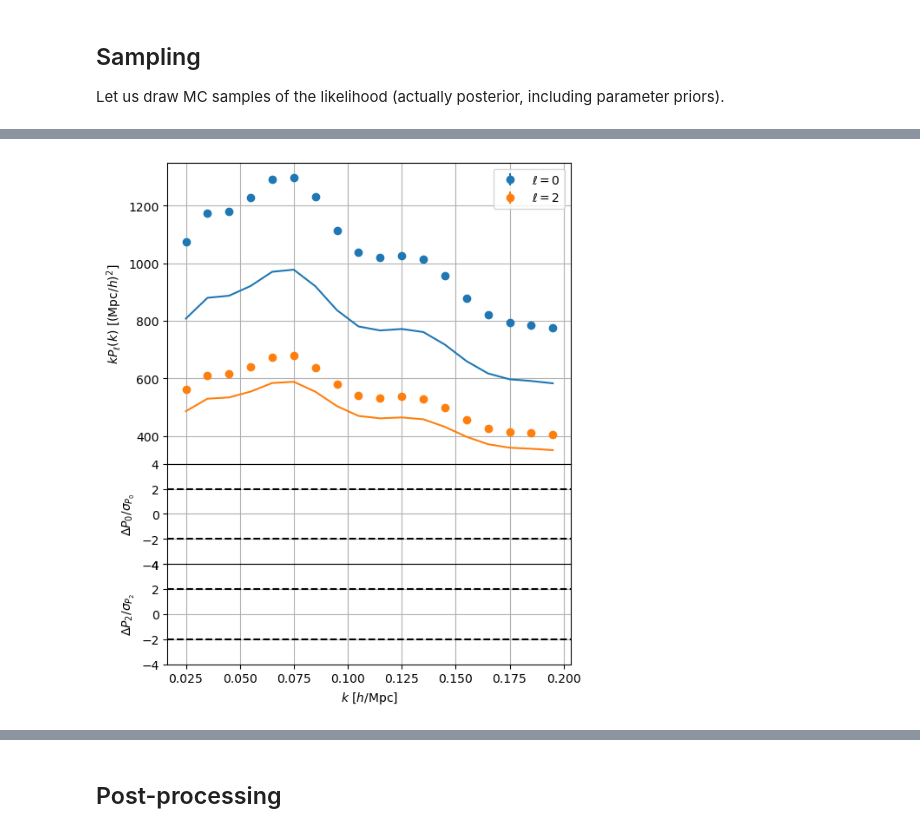
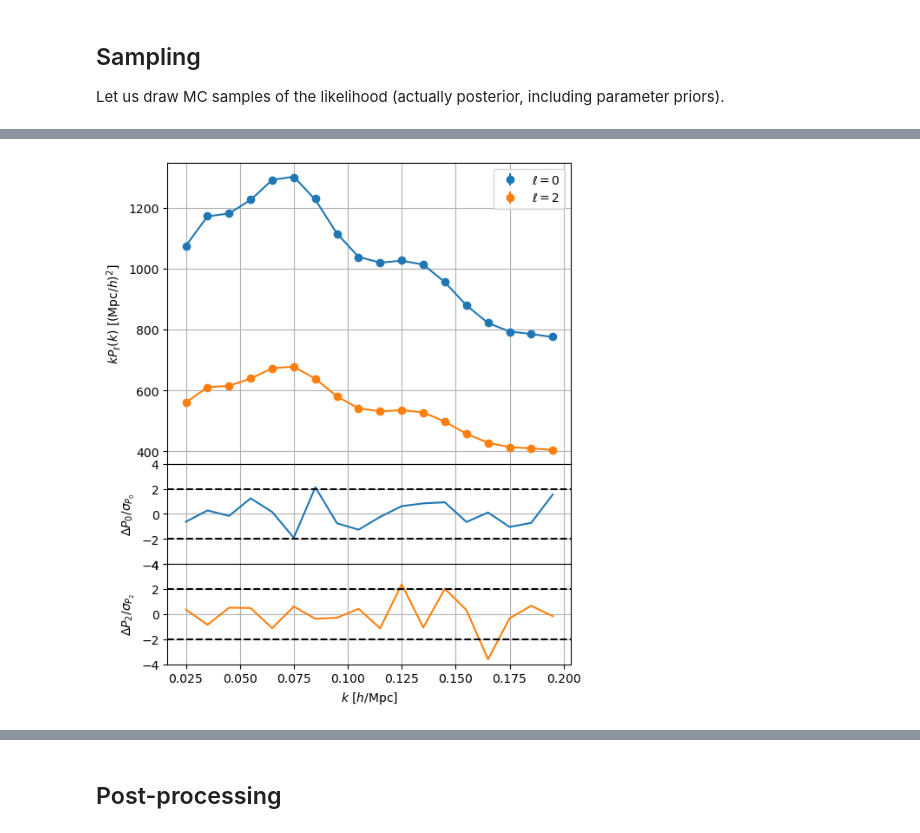
Before and after one commit to adematti/cosmofit, a Jupyter notebook: nb/fs_wigglesplit_examples.ipynb, the cells around one changed output, grey strips where cells are left out. Drawn from its saved outputs; the diff is of its cells as text; code cells hidden in the pictures.

```diff
--- a/nb/fs_wigglesplit_examples.ipynb
+++ b/nb/fs_wigglesplit_examples.ipynb
@@ -161,8 +161,9 @@ while not converged:
 # %%
+likelihood.run(**sampler.chains[0].choice())
 likelihood.end_calculators[0].plot()
 plt.show()
 # %% [output]
-[figure, old version]
+[figure, new version]
 # %%
 chain = sampler.chains[0].remove_burnin(0.5)
 print(chain.to_stats(tablefmt='pretty'))
```
Also changed, not shown: parts of 8 cells of this notebook, 3 other files.
